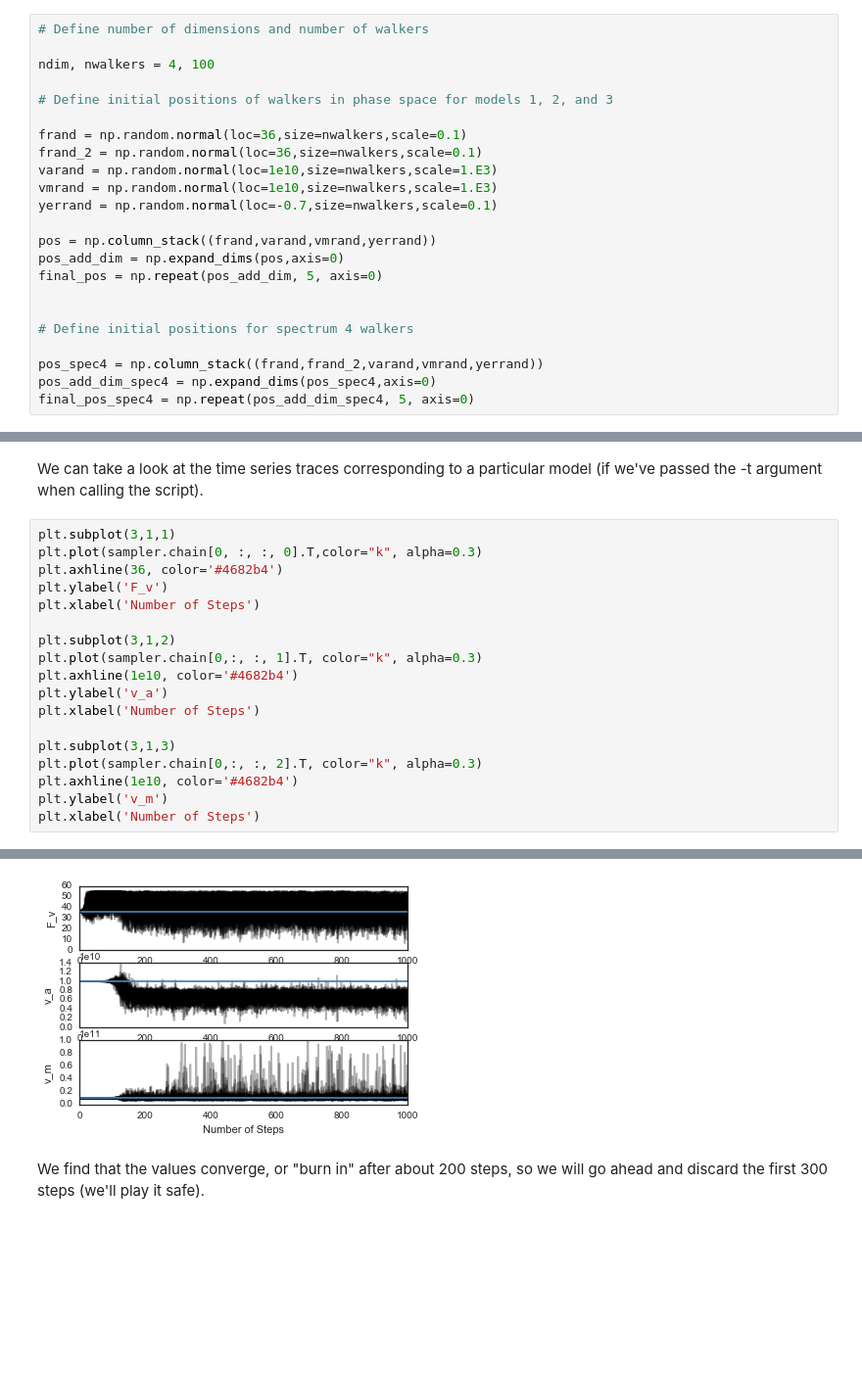
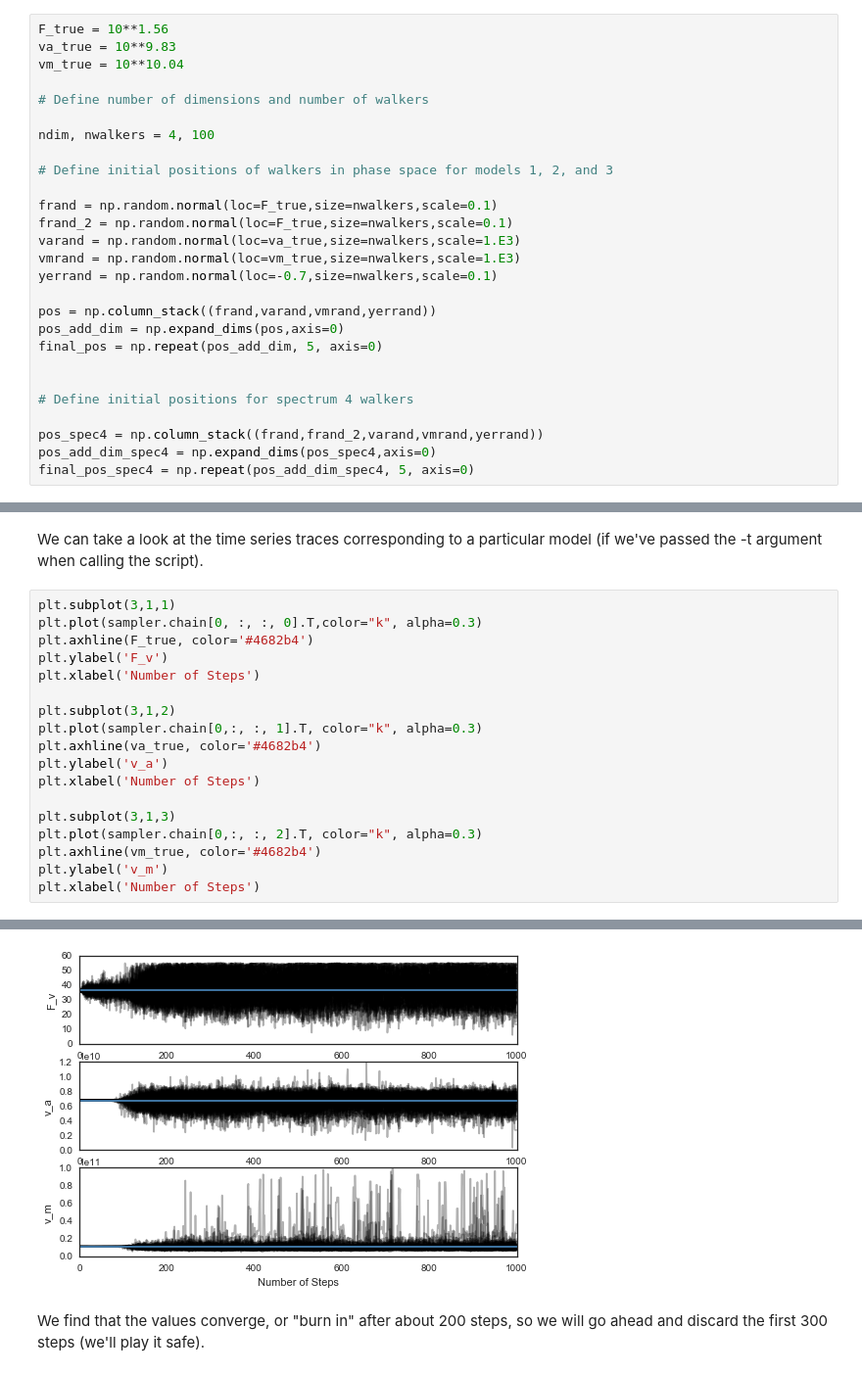
Before and after one commit to tarraneh/SyncMCMC, a Jupyter notebook: tutorial.ipynb, the cells around one changed output, grey strips where cells are left out. Shown at 98% size. Drawn from its saved outputs; the diff is of its cells as text; blank space fills up the shorter version.

```diff
--- a/tutorial.ipynb
+++ b/tutorial.ipynb
@@ -197,16 +209,20 @@ priors_spec4 = FluxFrequencyPriorsCombinedSpectrum(UniformPrior(1.,55.),
 # %% [markdown]
 The "guess parameters" which are passed as arguments to the script serve to initilaze the location of our walkers.
 # %%
+F_true = 10**1.56
+va_true = 10**9.83
+vm_true = 10**10.04
+
 # Define number of dimensions and number of walkers
 
 ndim, nwalkers = 4, 100
 
 # Define initial positions of walkers in phase space for models 1, 2, and 3
 
-frand = np.random.normal(loc=36,size=nwalkers,scale=0.1)
-frand_2 = np.random.normal(loc=36,size=nwalkers,scale=0.1)
-varand = np.random.normal(loc=1e10,size=nwalkers,scale=1.E3)
-vmrand = np.random.normal(loc=1e10,size=nwalkers,scale=1.E3)
+frand = np.random.normal(loc=F_true,size=nwalkers,scale=0.1)
+frand_2 = np.random.normal(loc=F_true,size=nwalkers,scale=0.1)
+varand = np.random.normal(loc=va_true,size=nwalkers,scale=1.E3)
+vmrand = np.random.normal(loc=vm_true,size=nwalkers,scale=1.E3)
 yerrand = np.random.normal(loc=-0.7,size=nwalkers,scale=0.1)
 
 pos = np.column_stack((frand,varand,vmrand,yerrand))
@@ -236,24 +252,24 @@ We can take a look at the time series traces corresponding to a particular model
 # %%
 plt.subplot(3,1,1)
 plt.plot(sampler.chain[0, :, :, 0].T,color="k", alpha=0.3)
-plt.axhline(36, color='#4682b4')
+plt.axhline(F_true, color='#4682b4')
 plt.ylabel('F_v')
 plt.xlabel('Number of Steps')
 
 plt.subplot(3,1,2)
 plt.plot(sampler.chain[0,:, :, 1].T, color="k", alpha=0.3)
-plt.axhline(1e10, color='#4682b4')
+plt.axhline(va_true, color='#4682b4')
 plt.ylabel('v_a')
 plt.xlabel('Number of Steps')
 
 plt.subplot(3,1,3)
 plt.plot(sampler.chain[0,:, :, 2].T, color="k", alpha=0.3)
-plt.axhline(1e10, color='#4682b4')
+plt.axhline(vm_true, color='#4682b4')
 plt.ylabel('v_m')
 plt.xlabel('Number of Steps')
 # %% [output]
 <matplotlib.text.Text at 0x...>
-[figure, old version]
+[figure, new version]
 # %% [markdown]
 We find that the values converge, or "burn in" after about 200 steps, so we will go ahead and discard the first 300 steps (we'll play it safe).
 # %%
```
Also changed, not shown: parts of 14 cells of this notebook, 2 other files.
